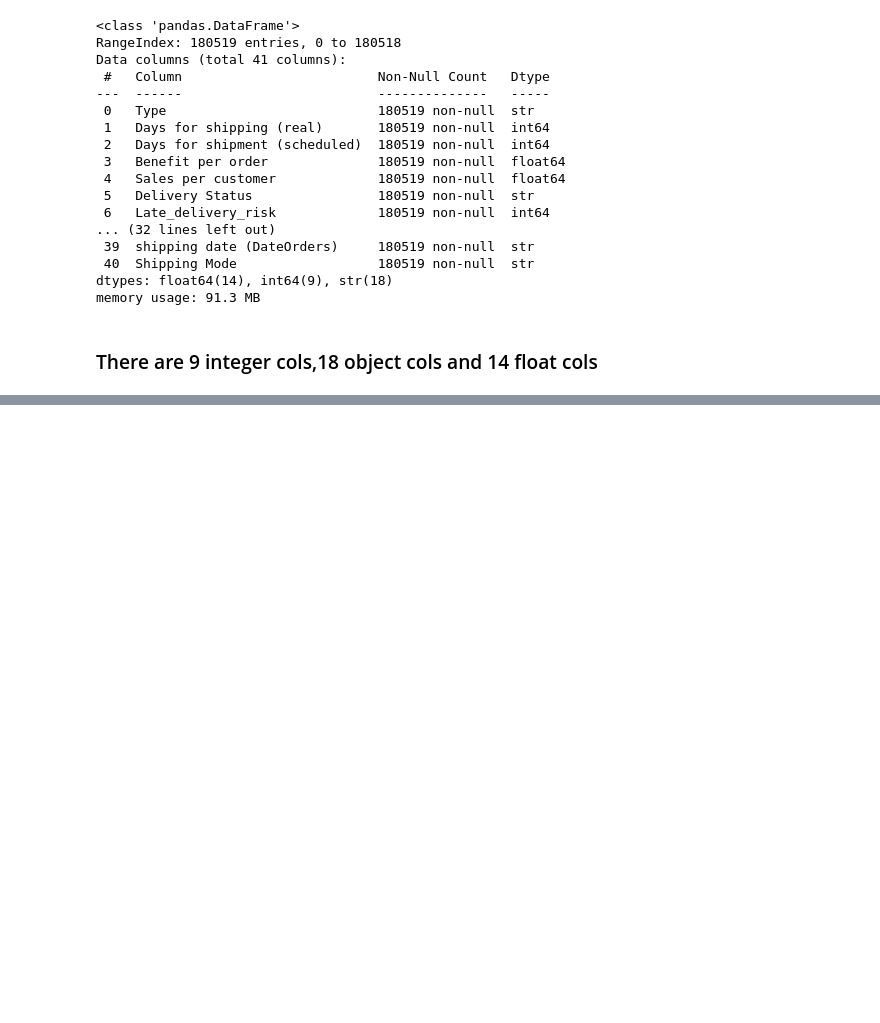
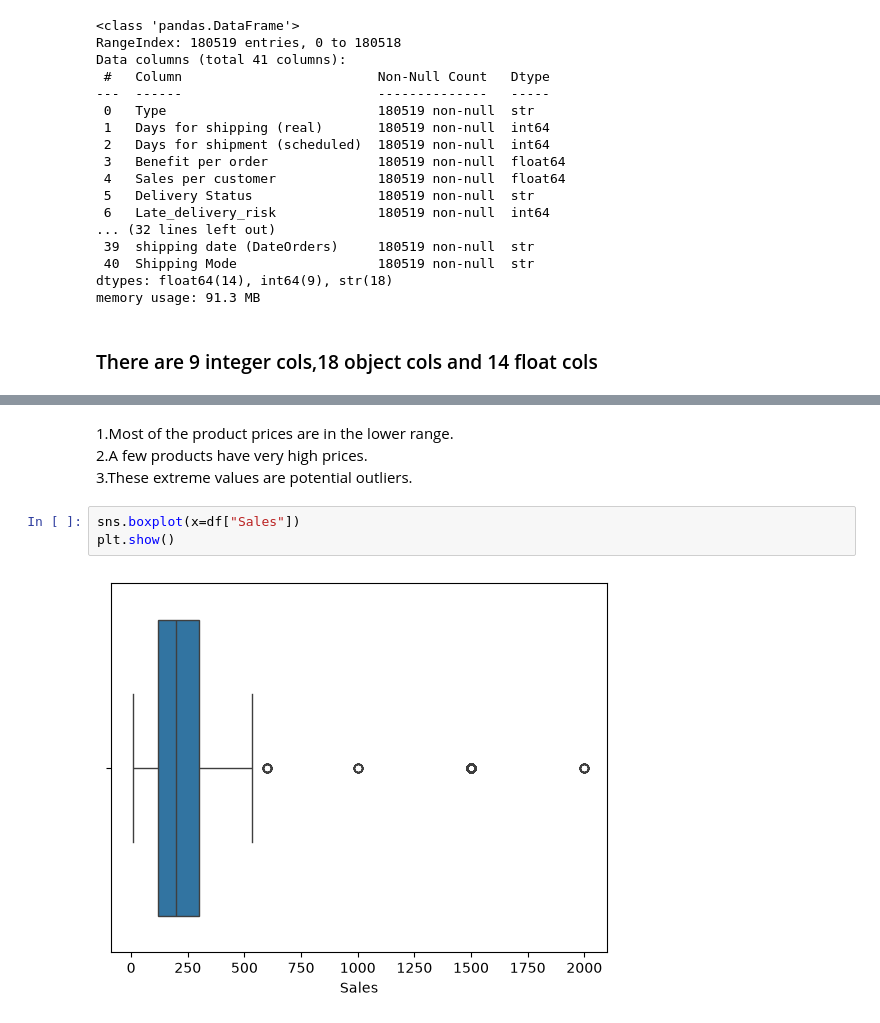
Before and after one commit to itsvartika23/Task_3_Ensemble_Learning-, a Jupyter notebook: model_train.ipynb, the cells around one changed output, grey strips where cells are left out. Cells and saved outputs as stored; diff of their text form; blank space fills up the shorter version.

```diff
--- a/model_train.ipynb
+++ b/model_train.ipynb
@@ -66,0 +269,9 @@ df.describe().T
+# %% [markdown]
+1.Most of the product prices are in the lower range.<br>
+2.A few products have very high prices.<br>
+3.These extreme values are potential outliers.<br>
+# %%
+sns.boxplot(x=df["Sales"])
+plt.show()
+# %% [output]
+[figure, added]
```
Also changed, not shown: parts of 79 cells of this notebook.
